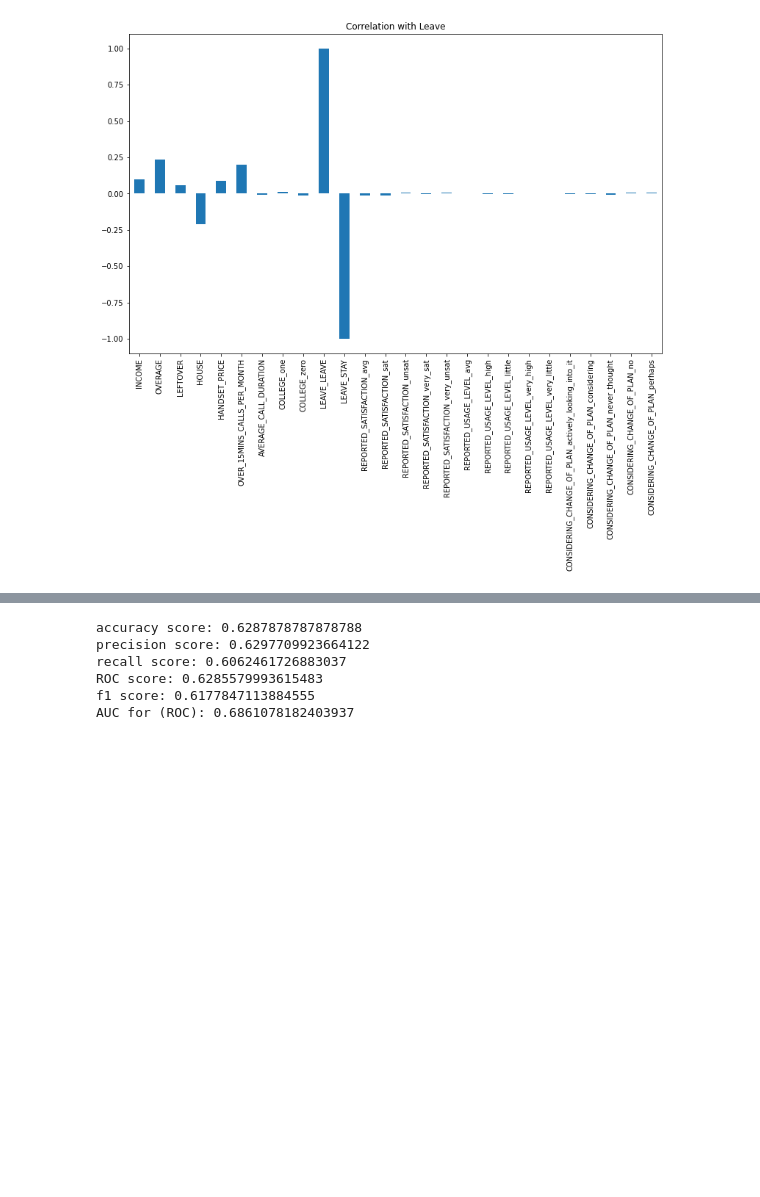
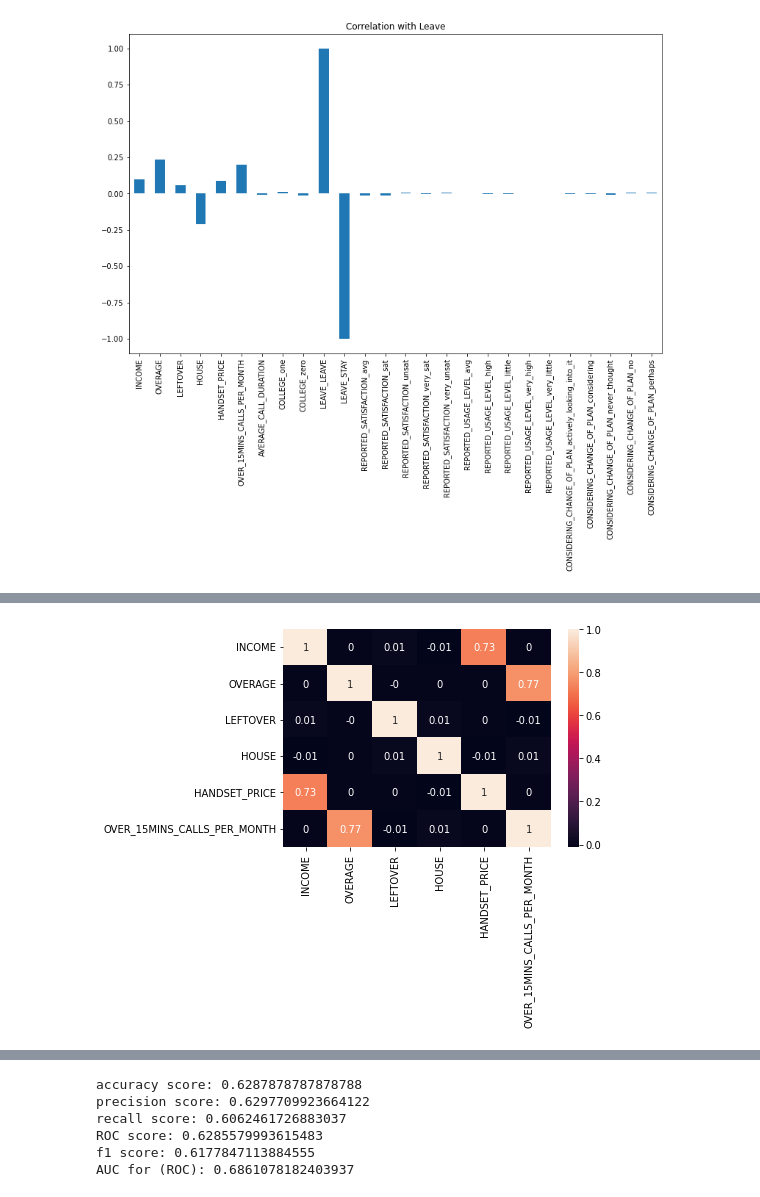
Before and after one commit to GabbyLiu/CSE145, a Jupyter notebook: HW2_Customer_Churn.ipynb, the cells around one changed output, grey strips where cells are left out. Cells and saved outputs as stored; diff of their text form; code cells hidden in the pictures; blank space fills up the shorter version.

```diff
--- a/HW2_Customer_Churn.ipynb
+++ b/HW2_Customer_Churn.ipynb
@@ -98,0 +114,5 @@ df.corr()['LEAVE_LEAVE'].plot(kind='bar',title='Correlation with Leave')
+# %%
+var_corr = round(df_short.corr(),2)
+ht = sns.heatmap(var_corr, annot=True)
+# %% [output]
+[figure, added]
```
Also changed, not shown: parts of 8 cells of this notebook.
